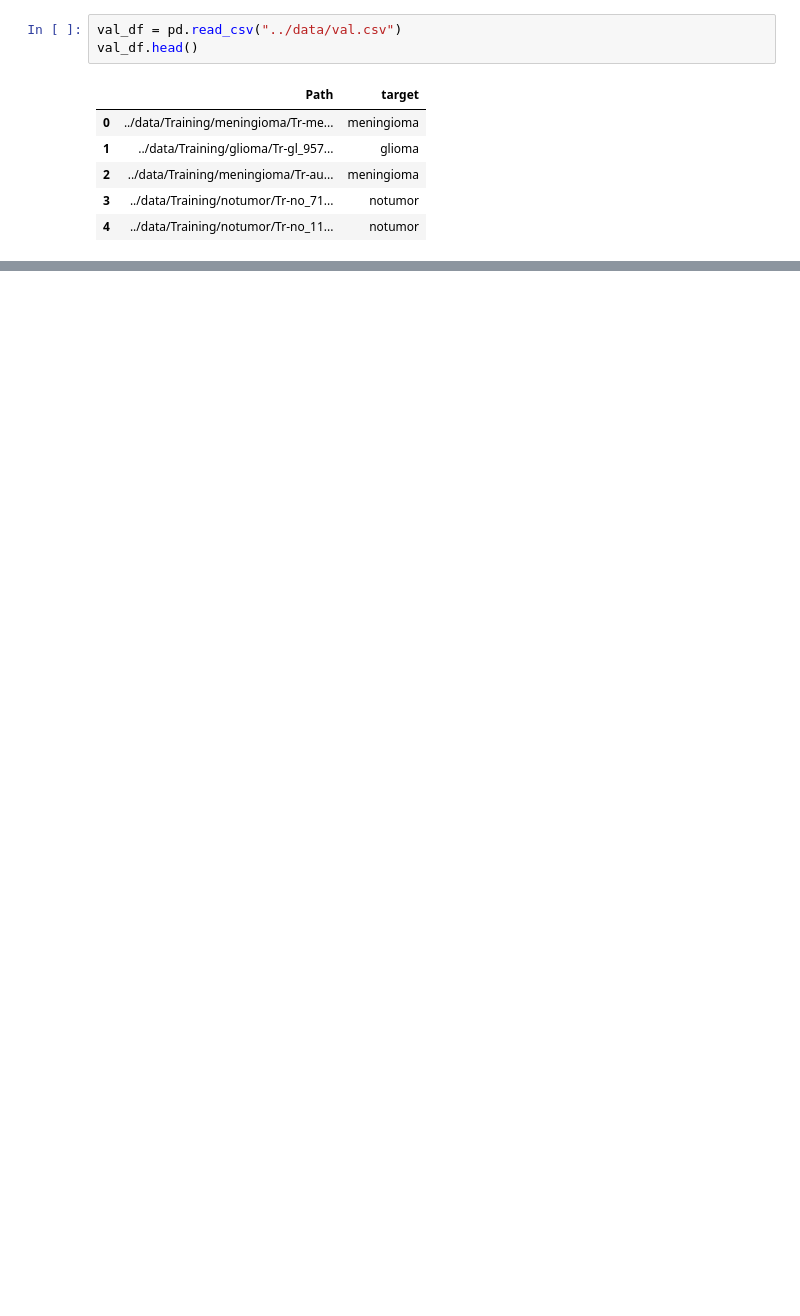
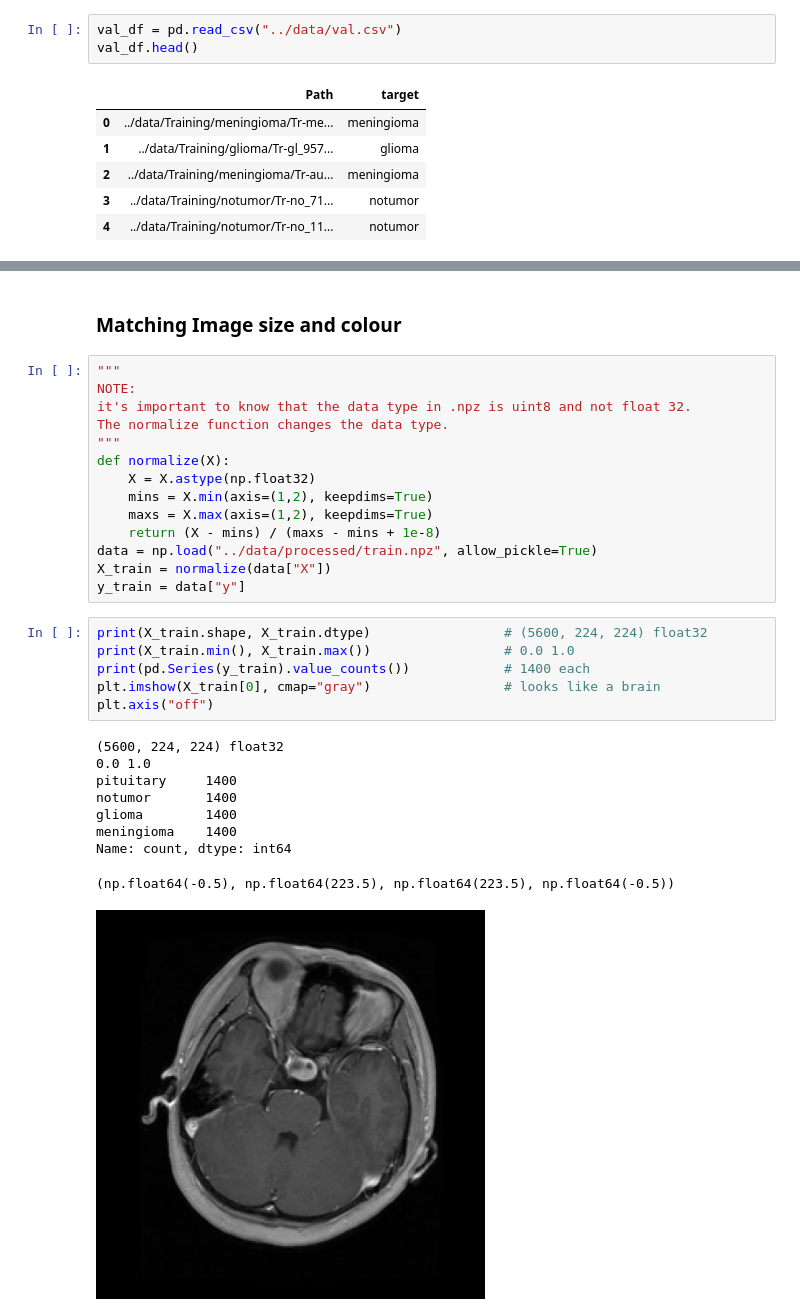
Before and after one commit to WingfungHu/MRIModelBench, a Jupyter notebook: notebooks/Preprocessing_Data.ipynb, the cells around one changed output, grey strips where cells are left out. Saved outputs shown, nothing was run; the diff lists cells and outputs as text; blank space fills up the shorter version.

```diff
--- a/notebooks/Preprocessing_Data.ipynb
+++ b/notebooks/Preprocessing_Data.ipynb
@@ -59,0 +90,32 @@ val_df.head()
+# %% [markdown]
+### Matching Image size and colour
+# %%
+"""
+NOTE:
+it's important to know that the data type in .npz is uint8 and not float 32.
+The normalize function changes the data type.
+"""
+def normalize(X):
+    X = X.astype(np.float32)
+    mins = X.min(axis=(1,2), keepdims=True)
+    maxs = X.max(axis=(1,2), keepdims=True)
+    return (X - mins) / (maxs - mins + 1e-8)
+data = np.load("../data/processed/train.npz", allow_pickle=True)
+X_train = normalize(data["X"])
+y_train = data["y"]
+# %%
+print(X_train.shape, X_train.dtype)                 # (5600, 224, 224) float32
+print(X_train.min(), X_train.max())                 # 0.0 1.0
+print(pd.Series(y_train).value_counts())            # 1400 each
+plt.imshow(X_train[0], cmap="gray")                 # looks like a brain
+plt.axis("off")
+# %% [output]
+(5600, 224, 224) float32
+0.0 1.0
+pituitary     1400
+notumor       1400
+glioma        1400
+meningioma    1400
+Name: count, dtype: int64
+(np.float64(-0.5), np.float64(223.5), np.float64(223.5), np.float64(-0.5))
+[figure, added]
```
Also changed, not shown: parts of 4 cells of this notebook.
